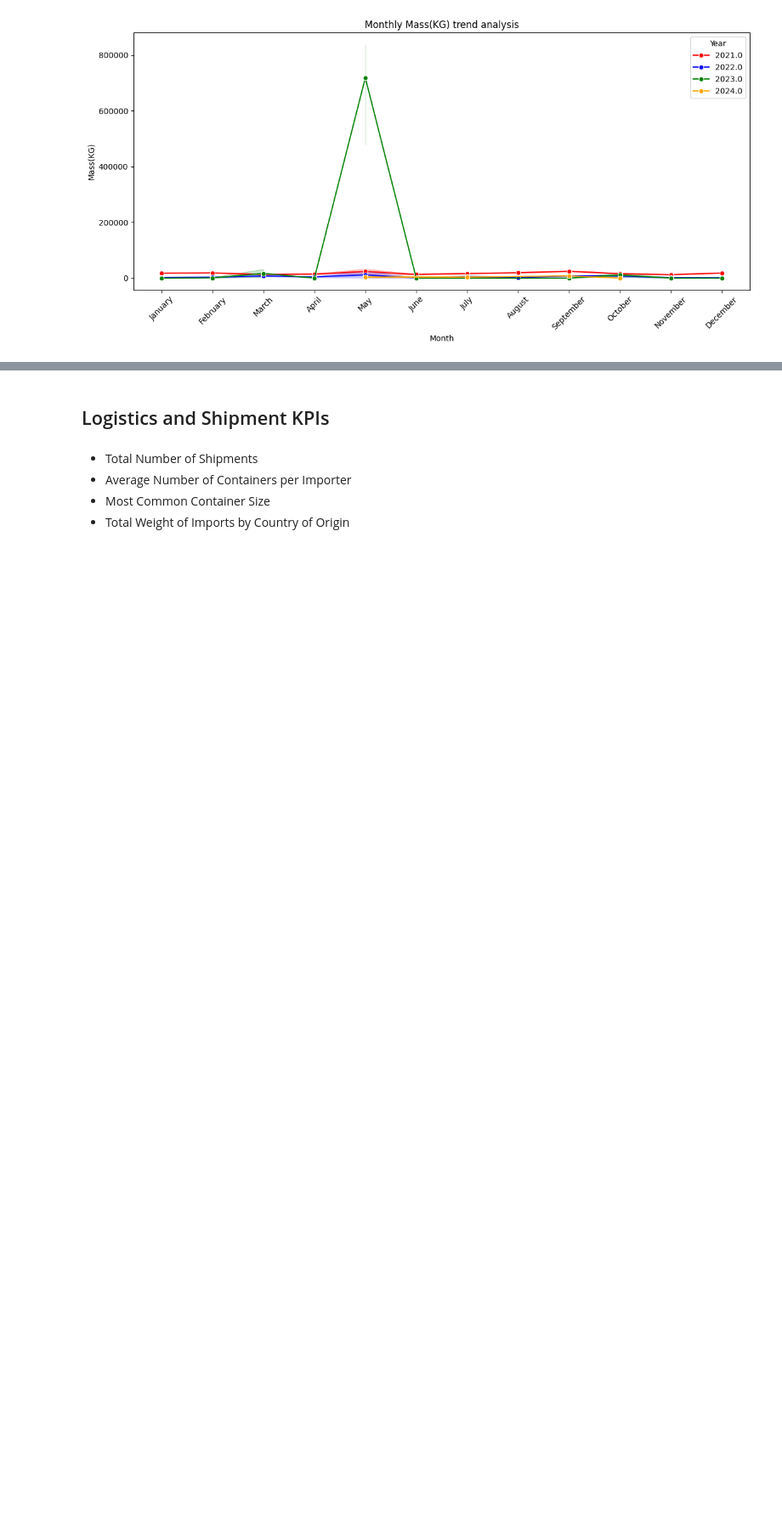
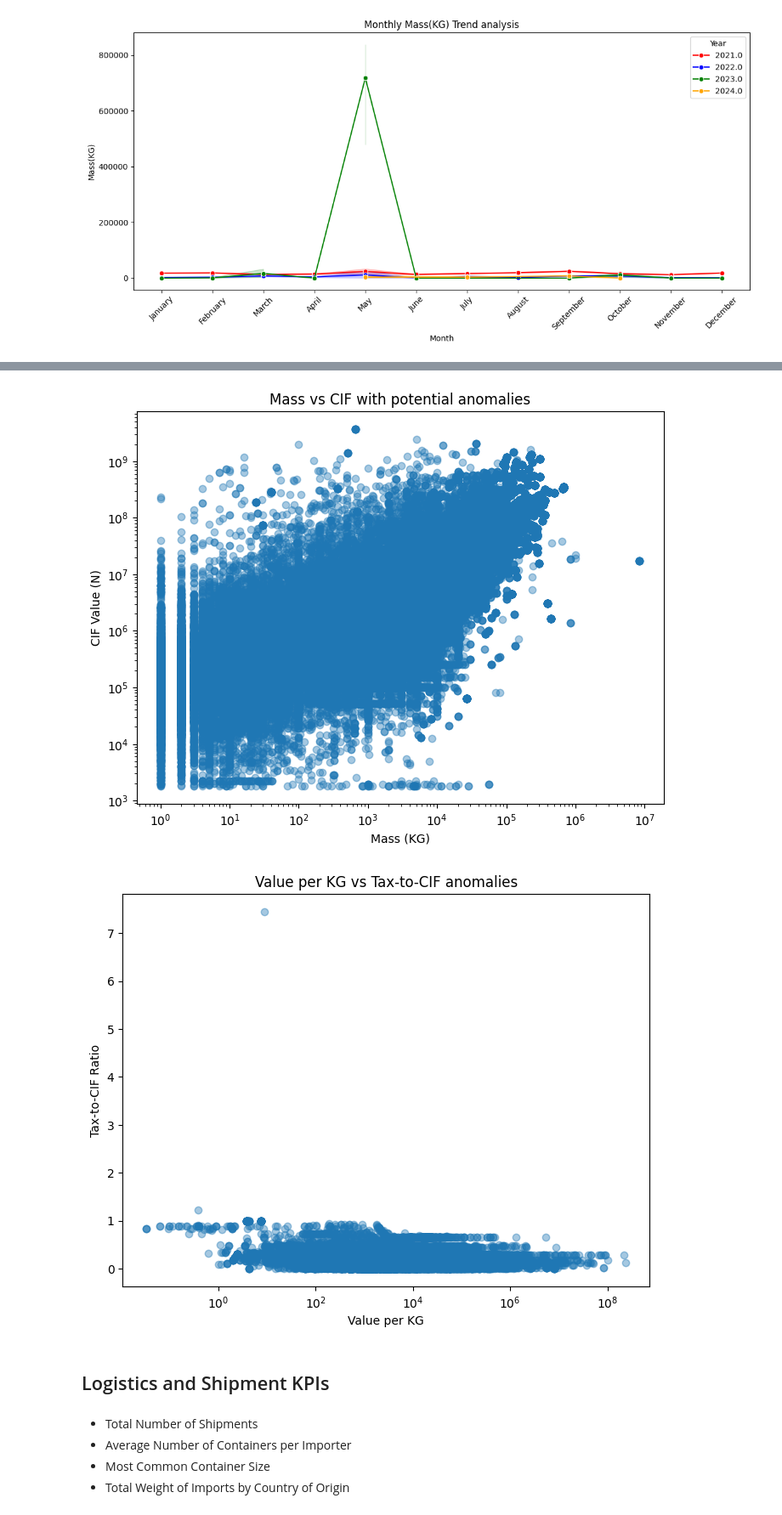
Before and after one commit to Vhickyem/Trade-Customs-Analytics, a Jupyter notebook: Trade_and_Customs.ipynb, the cells around one changed output, grey strips where cells are left out. Shown at 85% size. Cells and saved outputs as stored; diff of their text form; code cells hidden in the pictures; blank space fills up the shorter version.

Commit message:
-  Added Outlier detection and threshold average weight comparison - Removed unnecessary code

```diff
--- a/Trade_and_Customs.ipynb
+++ b/Trade_and_Customs.ipynb
@@ -565,0 +385,5 @@ plt.show()
+# %%
+def detect_zscore_outliers(series, threshold=3):
+    mean = series.mean()
+    std = series.std()
+    return abs((series - mean) / std) > threshold
@@ -565,0 +412,15 @@ plt.show()
+# %%
+# Outliers for Value per KG
+customs_data["outlier_value_per_kg"] = detect_iqr_outliers(customs_data["value_per_kg"])
+
+# Outliers for Tax/CIF
+customs_data["outlier_tax_to_cif"] = detect_iqr_outliers(customs_data["tax_to_cif"])
+
+# Outliers for CIF itself (extreme shipments)
+customs_data["outlier_cif"] = detect_zscore_outliers(customs_data["CIF Value (N)"])
+# %%
+customs_data["risk_score"] = (
+    customs_data["outlier_value_per_kg"].astype(int) +
+    customs_data["outlier_tax_to_cif"].astype(int) +
+    customs_data["outlier_cif"].astype(int)
+)
@@ -565,0 +450,24 @@ plt.show()
+# %%
+import matplotlib.pyplot as plt
+
+# Scatter: Mass vs CIF
+plt.figure(figsize=(8,6))
+plt.scatter(customs_data["Mass(KG)"], customs_data["CIF Value (N)"], alpha=0.4)
+plt.xlabel("Mass (KG)")
+plt.ylabel("CIF Value (N)")
+plt.title("Mass vs CIF with potential anomalies")
+plt.xscale("log")
+plt.yscale("log")
+plt.show()
+
+# Scatter: Value per KG vs Tax-to-CIF
+plt.figure(figsize=(8,6))
+plt.scatter(customs_data["value_per_kg"], customs_data["tax_to_cif"], alpha=0.4)
+plt.xlabel("Value per KG")
+plt.ylabel("Tax-to-CIF Ratio")
+plt.title("Value per KG vs Tax-to-CIF anomalies")
+plt.xscale("log")
+plt.show()
+# %% [output]
+[figure, added]
+[figure, added]
```
Also changed, not shown: parts of 25 cells of this notebook.
